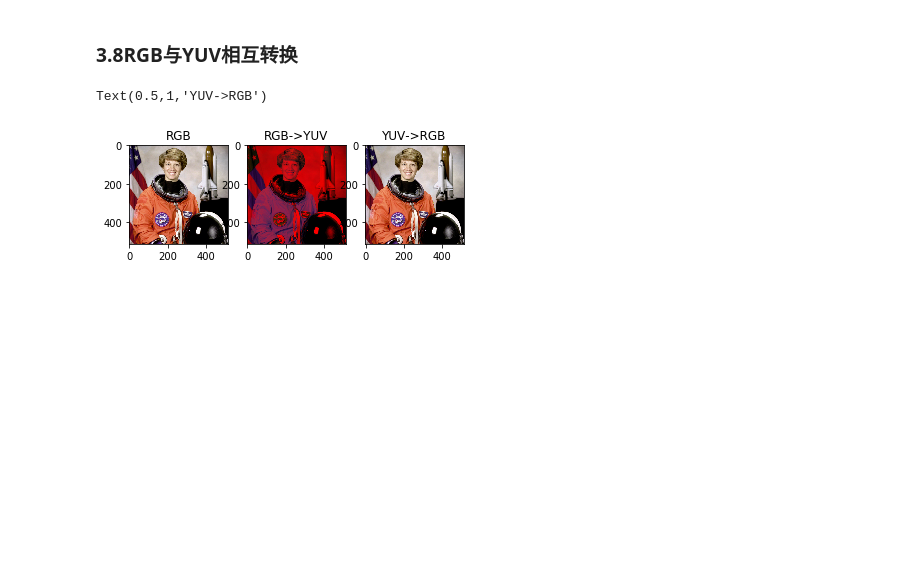
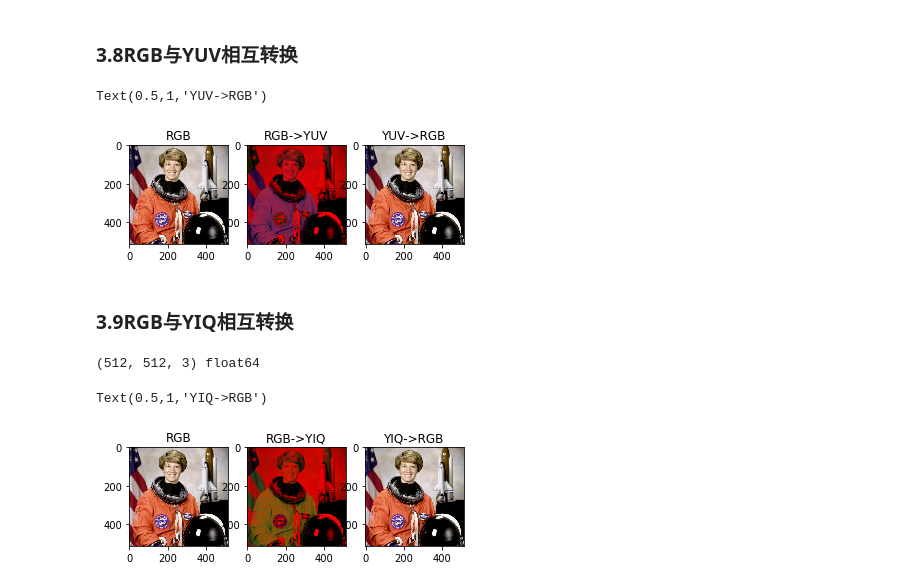
Before and after one commit to juxiangwu/image-processing, a Jupyter notebook: skimage-learning/1.1scikit-image API-Color.ipynb, the cells around one changed output. Drawn from its saved outputs; the diff is of its cells as text; code cells hidden in the pictures; blank space fills up the shorter version.

```diff
--- a/skimage-learning/1.1scikit-image API-Color.ipynb
+++ b/skimage-learning/1.1scikit-image API-Color.ipynb
@@ -207,3 +208,22 @@ plt.title('YUV->RGB')
 # %% [output]
 Text(0.5,1,'YUV->RGB')
 [figure]
+# %% [markdown]
+### 3.9RGB与YIQ相互转换
+# %%
+img_yiq = color.rgb2yiq(img)
+print(img_yiq.shape,img_yiq.dtype)
+plt.subplot(131)
+plt.imshow(img)
+plt.title('RGB')
+plt.subplot(132)
+plt.imshow(np.uint8(np.abs(img_yiq*255)))
+plt.title('RGB->YIQ')
+img_rgb = color.yiq2rgb(img_yiq)
+plt.subplot(133)
+plt.imshow(np.uint8(np.abs(img_rgb*255)))
+plt.title('YIQ->RGB')
+# %% [output]
+(512, 512, 3) float64
+Text(0.5,1,'YIQ->RGB')
+[figure, added]
```
Also changed, not shown: parts of 7 cells of this notebook.
